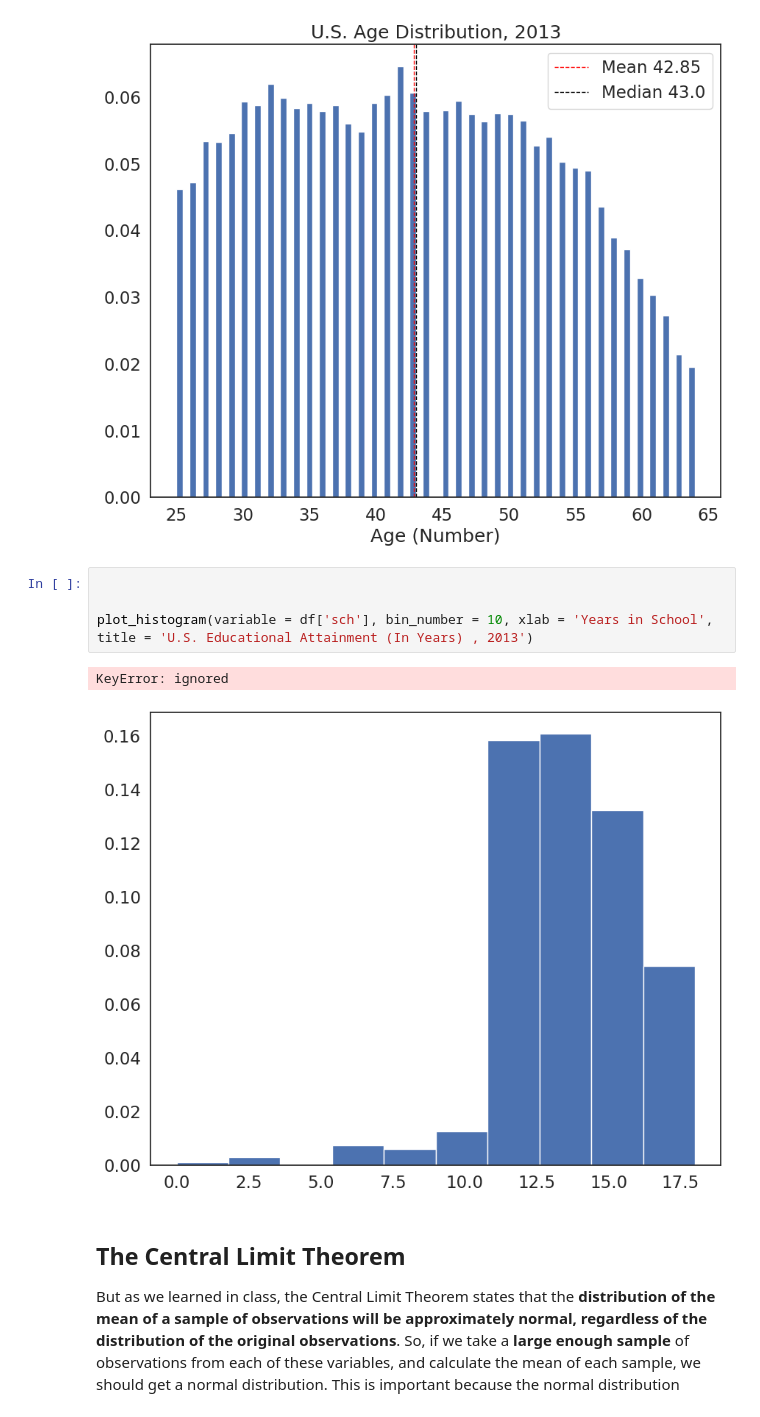
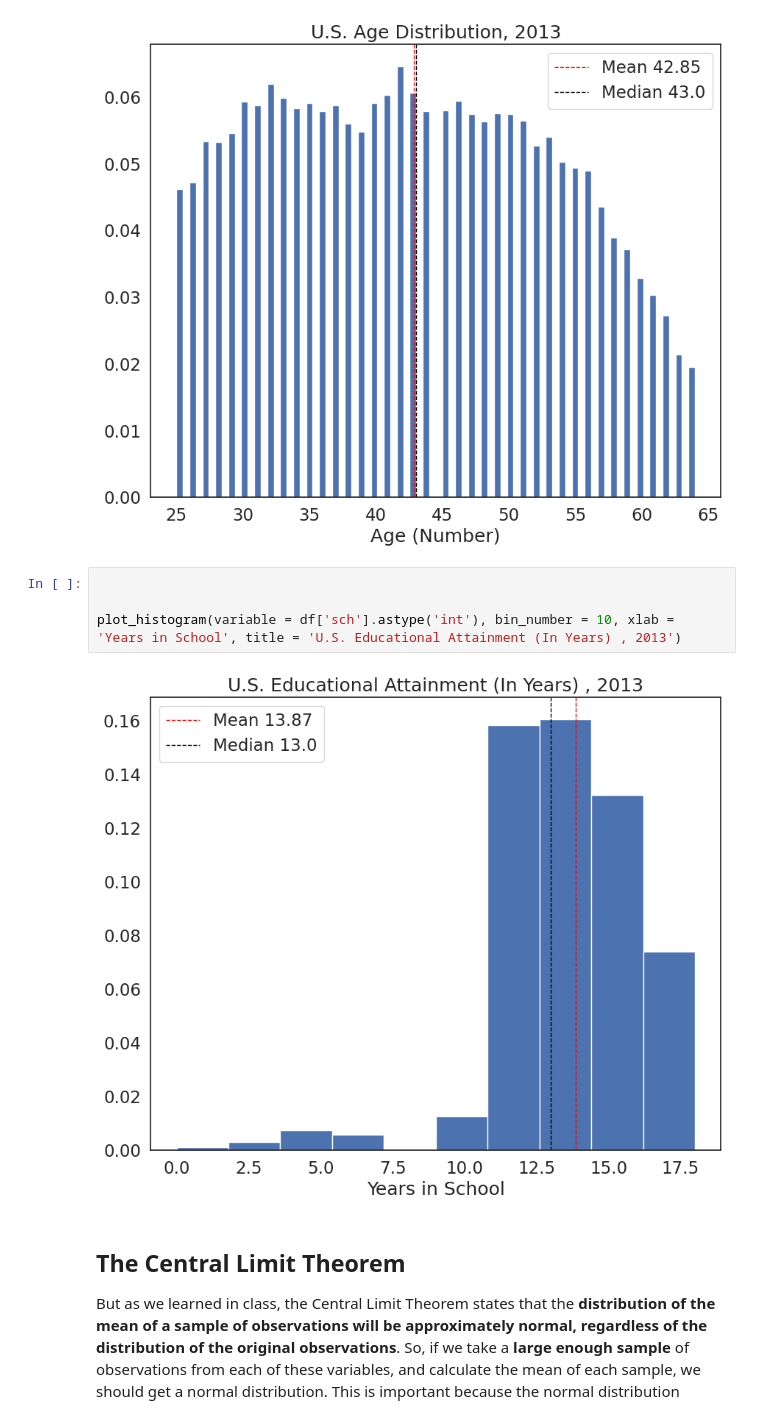
Before and after one commit to cannddogan/QM2, a Jupyter notebook: notebooks/W05. Distributions and Basic Statistics.ipynb, the cells around one changed output. Drawn from its saved outputs; the diff is of its cells as text.

```diff
--- a/notebooks/W05. Distributions and Basic Statistics.ipynb
+++ b/notebooks/W05. Distributions and Basic Statistics.ipynb
@@ -406,10 +406,9 @@ plot_histogram(variable = df['age'], bin_number = 80, xlab = 'Age (Number)', tit
 # %%
 
 
-plot_histogram(variable = df['sch'], bin_number = 10, xlab = 'Years in School', title = 'U.S. Educational Attainment (In Years) , 2013')
+plot_histogram(variable = df['sch'].astype('int'), bin_number = 10, xlab = 'Years in School', title = 'U.S. Educational Attainment (In Years) , 2013')
 # %% [output]
-KeyError: ignored
-[figure, old version]
+[figure, new version]
 # %% [markdown]
 ## The Central Limit Theorem
 
```
